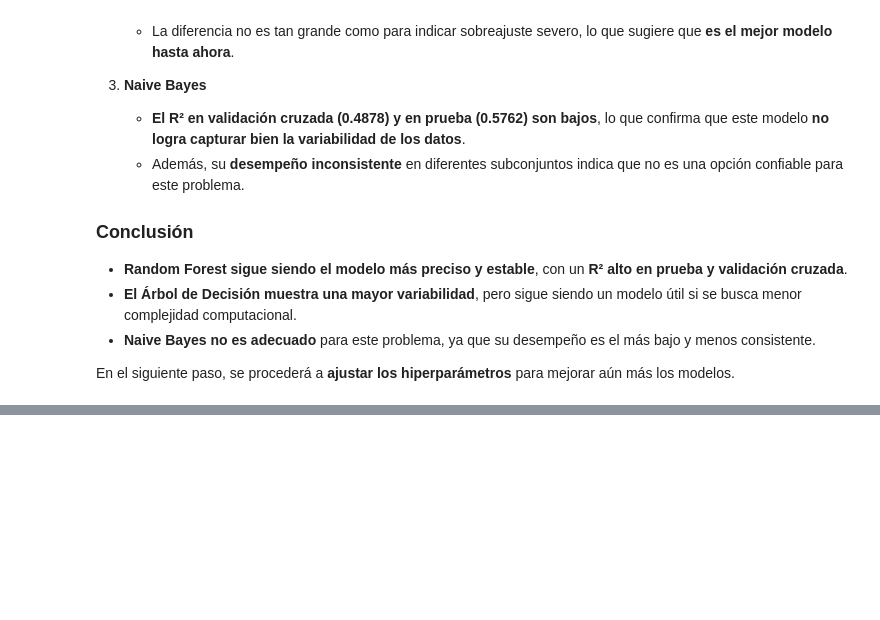
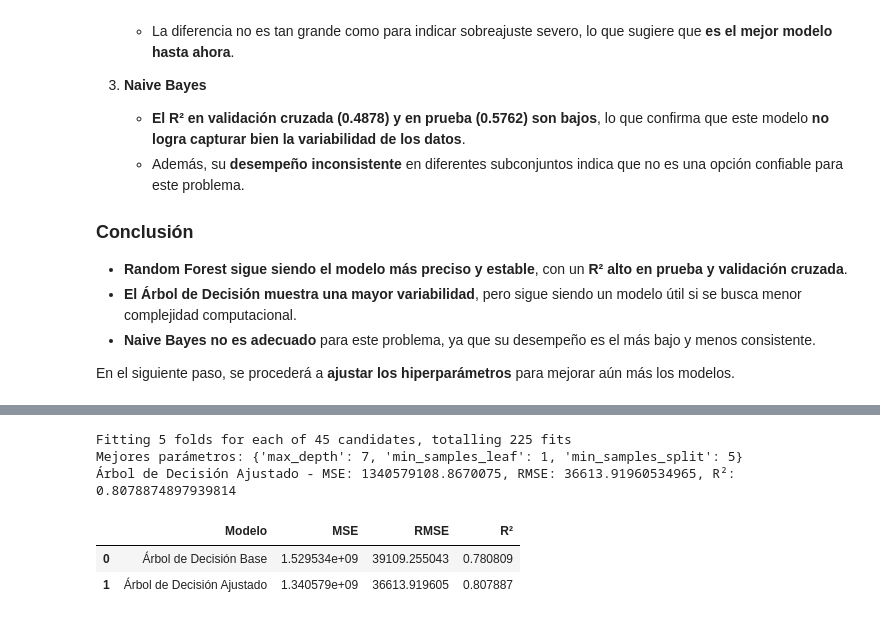
Before and after one commit to Diegoval-Dev/DM-HDT5, a Jupyter notebook: Bayes.ipynb, the cells around one changed output, grey strips where cells are left out. Saved outputs shown, nothing was run; the diff lists cells and outputs as text; code cells hidden in the pictures; blank space fills up the shorter version.

```diff
--- a/Bayes.ipynb
+++ b/Bayes.ipynb
@@ -570,0 +625,45 @@ En el siguiente paso, se procederá a **ajustar los hiperparámetros** para mejo
+# %%
+from sklearn.model_selection import GridSearchCV
+
+param_grid_tree = {
+    'max_depth': [3, 5, 7, 10, None],
+    'min_samples_split': [2, 5, 10],
+    'min_samples_leaf': [1, 2, 4]
+}
+
+grid_tree = GridSearchCV(DecisionTreeRegressor(random_state=42),
+                         param_grid=param_grid_tree,
+                         cv=5,
+                         scoring='r2',
+                         n_jobs=-1,
+                         verbose=1)
+
+grid_tree.fit(X_train_scaled, y_train)
+
+best_tree_model = grid_tree.best_estimator_
+
+y_pred_tree_tuned = best_tree_model.predict(X_test_scaled)
+
+mse_tree_tuned = mean_squared_error(y_test, y_pred_tree_tuned)
+rmse_tree_tuned = mse_tree_tuned ** 0.5
+r2_tree_tuned = r2_score(y_test, y_pred_tree_tuned)
+
+print(f"Mejores parámetros: {grid_tree.best_params_}")
+print(f"Árbol de Decisión Ajustado - MSE: {mse_tree_tuned}, RMSE: {rmse_tree_tuned}, R²: {r2_tree_tuned}")
+# %% [output]
+Fitting 5 folds for each of 45 candidates, totalling 225 fits
+Mejores parámetros: {'max_depth': 7, 'min_samples_leaf': 1, 'min_samples_split': 5}
+Árbol de Decisión Ajustado - MSE: 1340579108.8670075, RMSE: 36613.91960534965, R²: 0.8078874897939814
+# %%
+comparison_tree = pd.DataFrame({
+    "Modelo": ["Árbol de Decisión Base", "Árbol de Decisión Ajustado"],
+    "MSE": [mse_tree, mse_tree_tuned],
+    "RMSE": [rmse_tree, rmse_tree_tuned],
+    "R²": [r2_tree, r2_tree_tuned]
+})
+
+comparison_tree
+# %% [output]
+|  | Modelo | MSE | RMSE | R² |
+| 0 | Árbol de Decisión Base | 1.529534e+09 | 39109.255043 | 0.780809 |
+| 1 | Árbol de Decisión Ajustado | 1.340579e+09 | 36613.919605 | 0.807887 |
```
Also changed, not shown: parts of 5 cells of this notebook.
